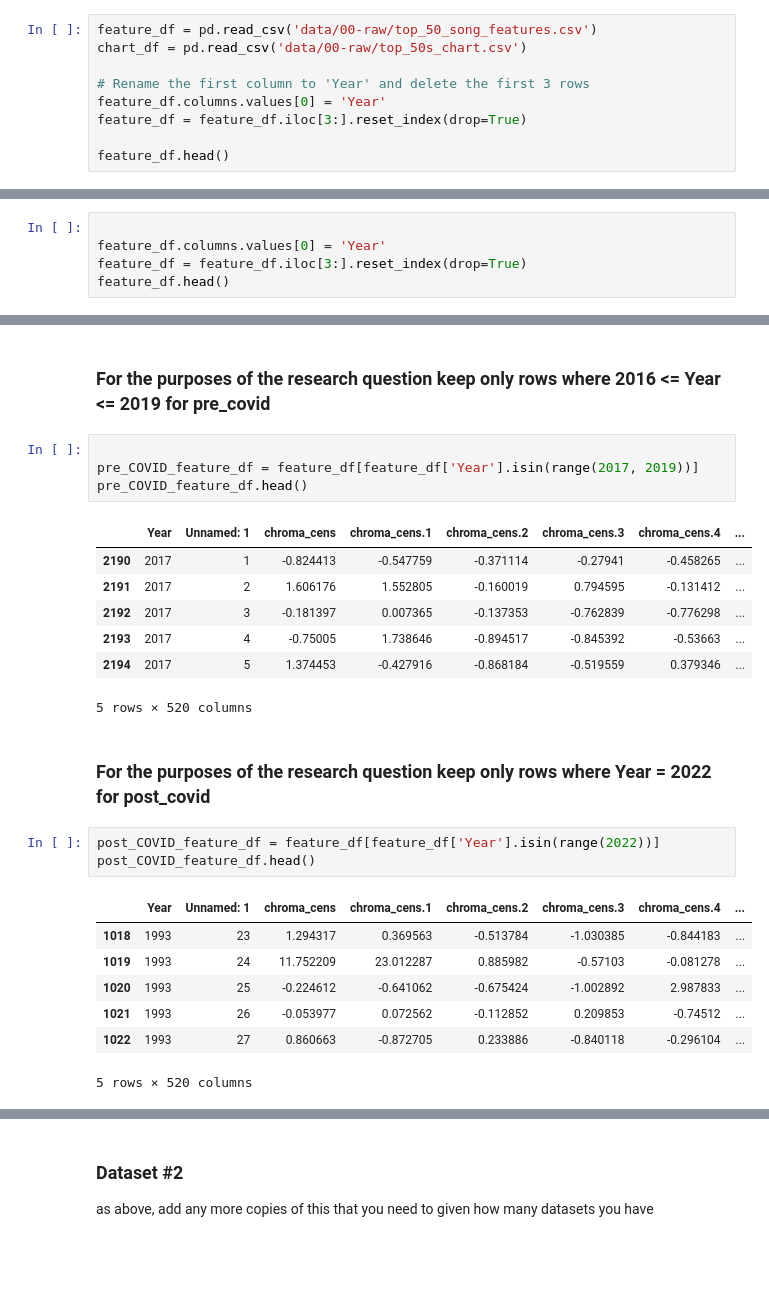
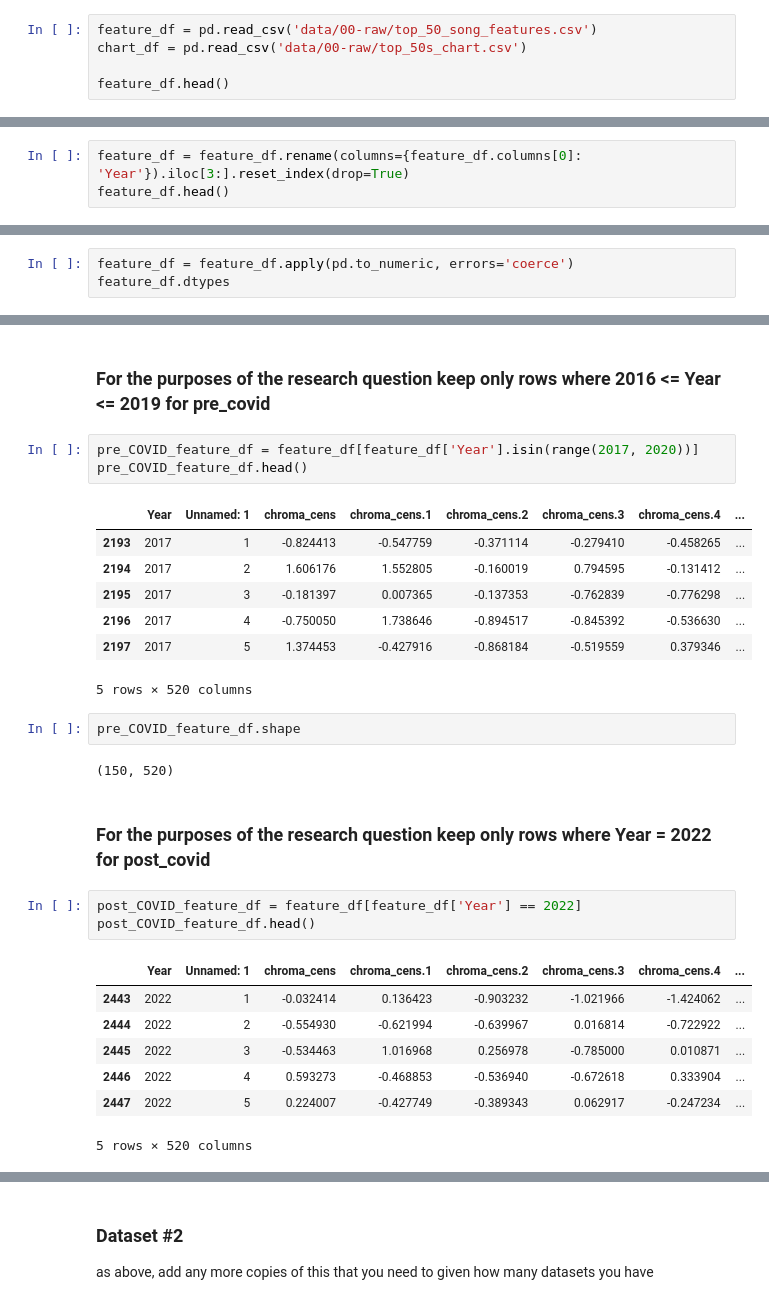
Before and after one commit to COGS108/Group081_WI26, a Jupyter notebook: 02-EDACheckpoint.ipynb, the cells around one changed output, grey strips where cells are left out. Cells and saved outputs as stored; diff of their text form; blank space fills up the shorter version.

```diff
--- a/02-EDACheckpoint.ipynb
+++ b/02-EDACheckpoint.ipynb
@@ -191,9 +192,5 @@ plt.rcParams['figure.figsize'] = (12, 6)
 feature_df = pd.read_csv('data/00-raw/top_50_song_features.csv')
 chart_df = pd.read_csv('data/00-raw/top_50s_chart.csv')
 
-# Rename the first column to 'Year' and delete the first 3 rows
-feature_df.columns.values[0] = 'Year'
-feature_df = feature_df.iloc[3:].reset_index(drop=True)
-
 feature_df.head()
 # %% [output]
@@ -207,9 +213,7 @@ feature_df.head()
 # %% [markdown]
 ### Rename the first column to 'Year' and delete the first 3 rows
 # %%
-
-feature_df.columns.values[0] = 'Year'
-feature_df = feature_df.iloc[3:].reset_index(drop=True)
+feature_df = feature_df.rename(columns={feature_df.columns[0]: 'Year'}).iloc[3:].reset_index(drop=True)
 feature_df.head()
 # %% [output]
 |  | Year | Unnamed: 1 | chroma_cens | chroma_cens.1 | chroma_cens.2 | chroma_cens.3 | chroma_cens.4 | ... |
@@ -221,0 +245,3 @@ feature_df.head()
+# %%
+feature_df = feature_df.apply(pd.to_numeric, errors='coerce')
+feature_df.dtypes
@@ -222,27 +261,30 @@ feature_df.head()
 # %% [markdown]
 ### For the purposes of the research question keep only rows where 2016 <= Year <= 2019 for pre_covid
 # %%
-
-pre_COVID_feature_df = feature_df[feature_df['Year'].isin(range(2017, 2019))]
+pre_COVID_feature_df = feature_df[feature_df['Year'].isin(range(2017, 2020))]
 pre_COVID_feature_df.head()
 # %% [output]
 |  | Year | Unnamed: 1 | chroma_cens | chroma_cens.1 | chroma_cens.2 | chroma_cens.3 | chroma_cens.4 | ... |
-| 2190 | 2017 | 1 | -0.824413 | -0.547759 | -0.371114 | -0.27941 | -0.458265 | ... |
-| 2191 | 2017 | 2 | 1.606176 | 1.552805 | -0.160019 | 0.794595 | -0.131412 | ... |
-| 2192 | 2017 | 3 | -0.181397 | 0.007365 | -0.137353 | -0.762839 | -0.776298 | ... |
-| 2193 | 2017 | 4 | -0.75005 | 1.738646 | -0.894517 | -0.845392 | -0.53663 | ... |
-| 2194 | 2017 | 5 | 1.374453 | -0.427916 | -0.868184 | -0.519559 | 0.379346 | ... |
+| 2193 | 2017 | 1 | -0.824413 | -0.547759 | -0.371114 | -0.279410 | -0.458265 | ... |
+| 2194 | 2017 | 2 | 1.606176 | 1.552805 | -0.160019 | 0.794595 | -0.131412 | ... |
+| 2195 | 2017 | 3 | -0.181397 | 0.007365 | -0.137353 | -0.762839 | -0.776298 | ... |
+| 2196 | 2017 | 4 | -0.750050 | 1.738646 | -0.894517 | -0.845392 | -0.536630 | ... |
+| 2197 | 2017 | 5 | 1.374453 | -0.427916 | -0.868184 | -0.519559 | 0.379346 | ... |
 5 rows × 520 columns
+# %%
+pre_COVID_feature_df.shape
+# %% [output]
+(150, 520)
 # %% [markdown]
 ### For the purposes of the research question keep only rows where Year = 2022 for post_covid
 # %%
-post_COVID_feature_df = feature_df[feature_df['Year'].isin(range(2022))]
+post_COVID_feature_df = feature_df[feature_df['Year'] == 2022]
 post_COVID_feature_df.head()
 # %% [output]
 |  | Year | Unnamed: 1 | chroma_cens | chroma_cens.1 | chroma_cens.2 | chroma_cens.3 | chroma_cens.4 | ... |
-| 1018 | 1993 | 23 | 1.294317 | 0.369563 | -0.513784 | -1.030385 | -0.844183 | ... |
-| 1019 | 1993 | 24 | 11.752209 | 23.012287 | 0.885982 | -0.57103 | -0.081278 | ... |
-| 1020 | 1993 | 25 | -0.224612 | -0.641062 | -0.675424 | -1.002892 | 2.987833 | ... |
-| 1021 | 1993 | 26 | -0.053977 | 0.072562 | -0.112852 | 0.209853 | -0.74512 | ... |
-| 1022 | 1993 | 27 | 0.860663 | -0.872705 | 0.233886 | -0.840118 | -0.296104 | ... |
+| 2443 | 2022 | 1 | -0.032414 | 0.136423 | -0.903232 | -1.021966 | -1.424062 | ... |
+| 2444 | 2022 | 2 | -0.554930 | -0.621994 | -0.639967 | 0.016814 | -0.722922 | ... |
+| 2445 | 2022 | 3 | -0.534463 | 1.016968 | 0.256978 | -0.785000 | 0.010871 | ... |
+| 2446 | 2022 | 4 | 0.593273 | -0.468853 | -0.536940 | -0.672618 | 0.333904 | ... |
+| 2447 | 2022 | 5 | 0.224007 | -0.427749 | -0.389343 | 0.062917 | -0.247234 | ... |
 5 rows × 520 columns
```
Also changed, not shown: parts of 54 cells of this notebook.
